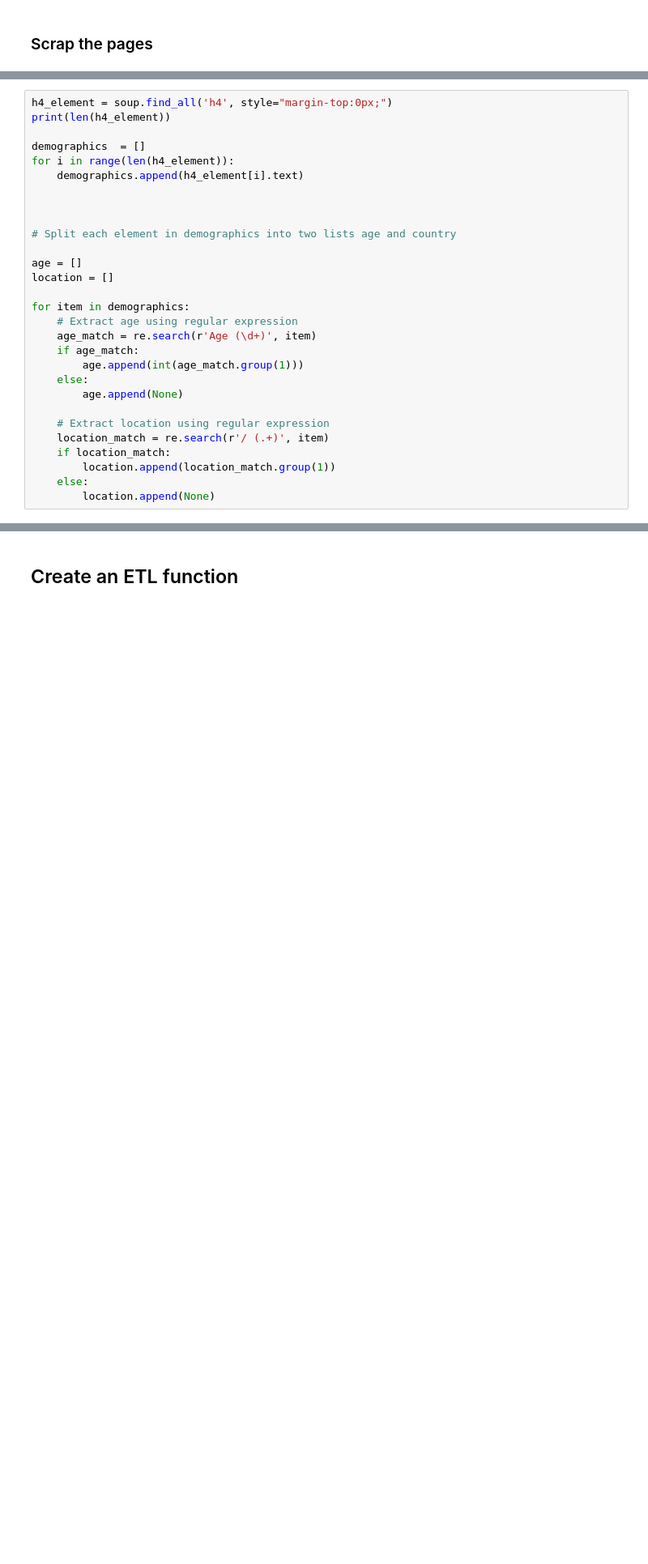
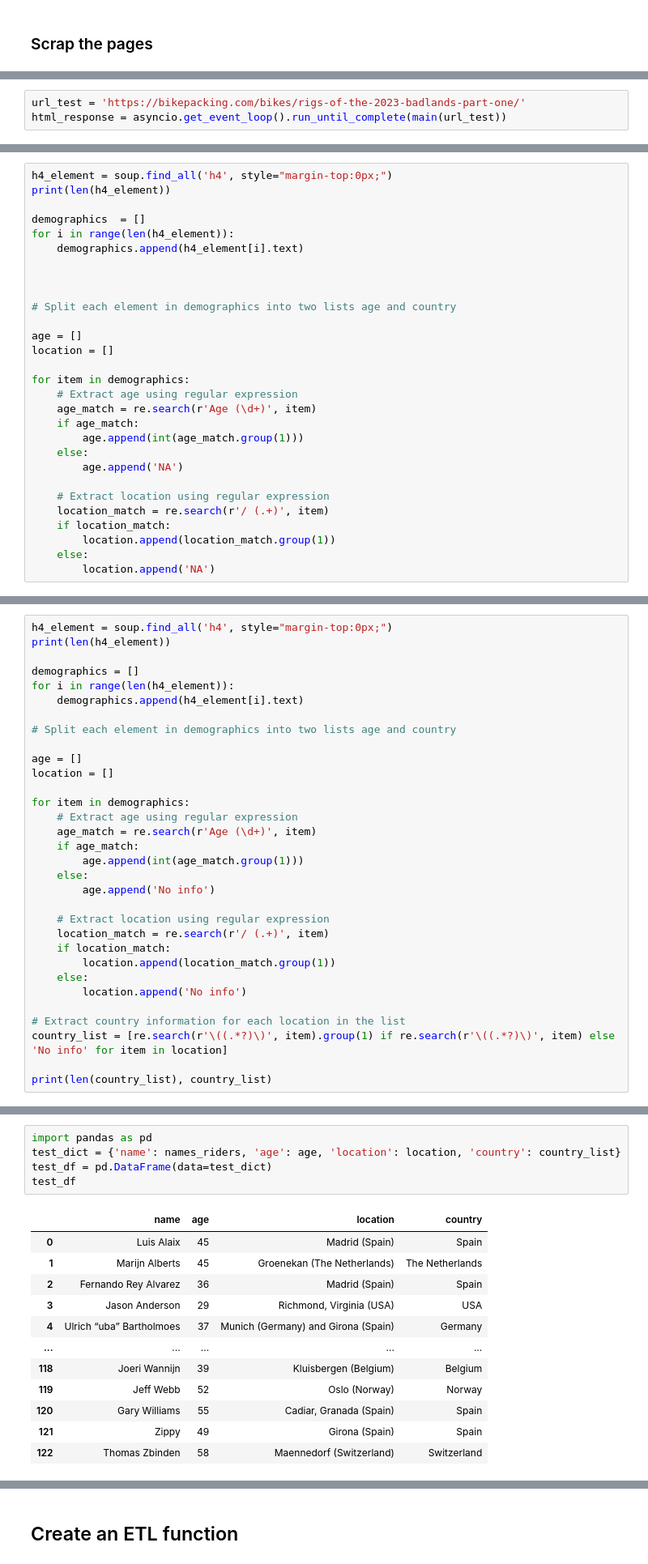
Before and after one commit to edugonzaloalmorox/endurance, a Jupyter notebook: notebooks/exploratory.ipynb, the cells around one changed output, grey strips where cells are left out. Shown at 81% size. Cells and saved outputs as stored; diff of their text form; blank space fills up the shorter version.

```diff
--- a/notebooks/exploratory.ipynb
+++ b/notebooks/exploratory.ipynb
@@ -93,6 +93,9 @@ Getting info from: https://bikepacking.com/bikes/2023-arizona-trail-race-rigs/
 
 
 <iframe style="display: none;"></iframe></body></html>
+# %%
+url_test = 'https://bikepacking.com/bikes/rigs-of-the-2023-badlands-part-one/'
+html_response = asyncio.get_event_loop().run_until_complete(main(url_test))
 # %%
 #
 soup = BeautifulSoup(html_response, 'html.parser')
@@ -134,12 +137,12 @@ for item in demographics:
     if age_match:
         age.append(int(age_match.group(1)))
     else:
-        age.append(None)
+        age.append('NA')
 
     # Extract location using regular expression
     location_match = re.search(r'/ (.+)', item)
     if location_match:
         location.append(location_match.group(1))
     else:
-        location.append(None)
+        location.append('NA')
 # %% [output]
@@ -166,0 +190,32 @@ location
+# %%
+h4_element = soup.find_all('h4', style="margin-top:0px;")
+print(len(h4_element))
+
+demographics = []
+for i in range(len(h4_element)):
+    demographics.append(h4_element[i].text)
+
+# Split each element in demographics into two lists age and country
+
+age = []
+location = []
+
+for item in demographics:
+    # Extract age using regular expression
+    age_match = re.search(r'Age (\d+)', item)
+    if age_match:
+        age.append(int(age_match.group(1)))
+    else:
+        age.append('No info')
+
+    # Extract location using regular expression
+    location_match = re.search(r'/ (.+)', item)
+    if location_match:
+        location.append(location_match.group(1))
+    else:
+        location.append('No info')
+
+# Extract country information for each location in the list
+country_list = [re.search(r'\((.*?)\)', item).group(1) if re.search(r'\((.*?)\)', item) else 'No info' for item in location]
+
+print(len(country_list), country_list)
@@ -166,0 +225,18 @@ location
+# %%
+import pandas as pd
+test_dict = {'name': names_riders, 'age': age, 'location': location, 'country': country_list}
+test_df = pd.DataFrame(data=test_dict)
+test_df
+# %% [output]
+|  | name | age | location | country |
+| 0 | Luis Alaix | 45 | Madrid (Spain) | Spain |
+| 1 | Marijn Alberts | 45 | Groenekan (The Netherlands) | The Netherlands |
+| 2 | Fernando Rey Alvarez | 36 | Madrid (Spain) | Spain |
+| 3 | Jason Anderson | 29 | Richmond, Virginia (USA) | USA |
+| 4 | Ulrich “uba” Bartholmoes | 37 | Munich (Germany) and Girona (Spain) | Germany |
+| ... | ... | ... | ... | ... |
+| 118 | Joeri Wannijn | 39 | Kluisbergen (Belgium) | Belgium |
+| 119 | Jeff Webb | 52 | Oslo (Norway) | Norway |
+| 120 | Gary Williams | 55 | Cadiar, Granada (Spain) | Spain |
+| 121 | Zippy | 49 | Girona (Spain) | Spain |
+| 122 | Thomas Zbinden | 58 | Maennedorf (Switzerland) | Switzerland |
```
Also changed, not shown: parts of 26 cells of this notebook.
